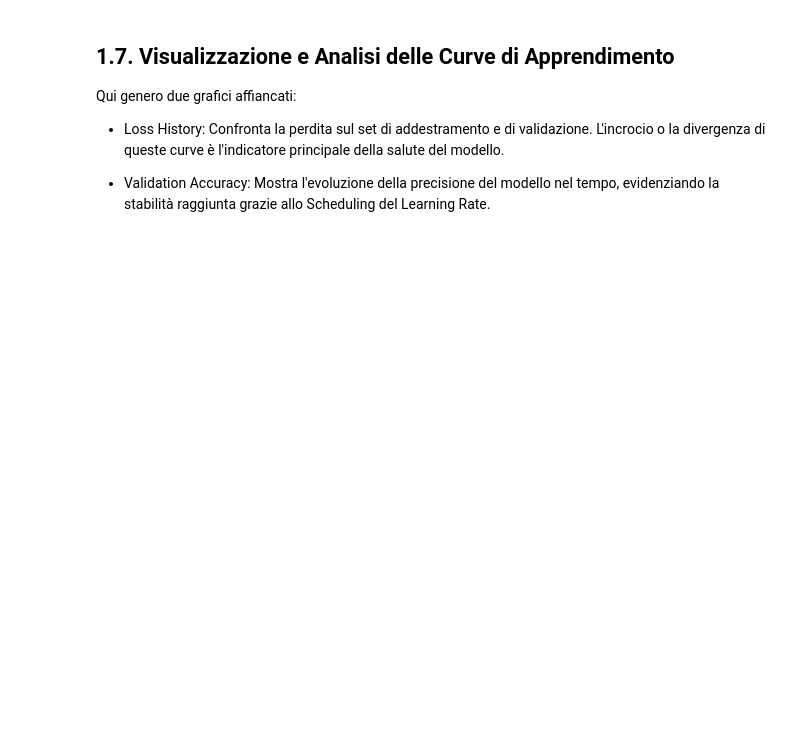
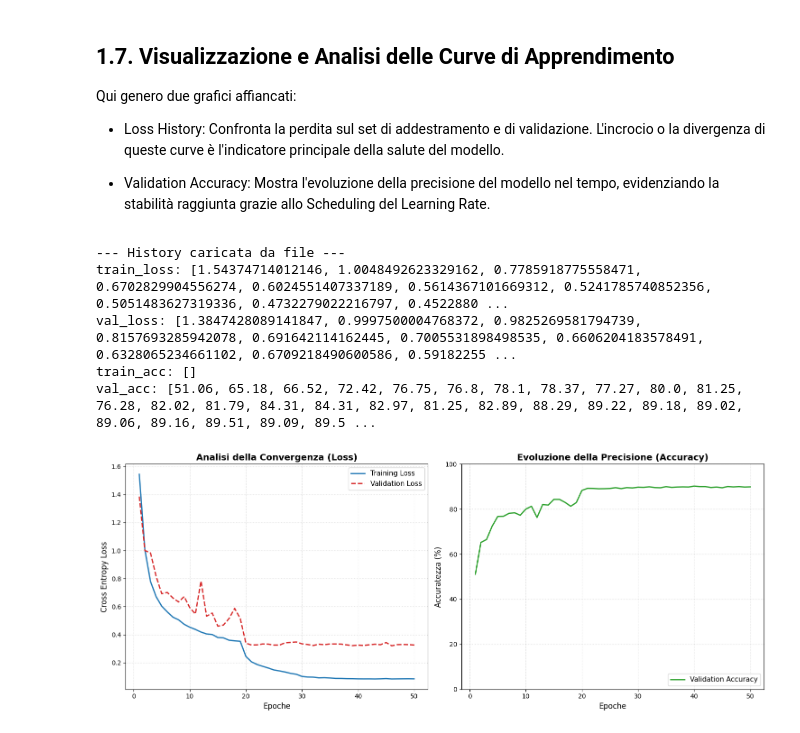
Before and after one commit to tommy987-droid/progetto-VisioneComputerizzataESistemiCognitivi, a Jupyter notebook: progetto.ipynb, the cells around one changed output. Cells and saved outputs as stored; diff of their text form; code cells hidden in the pictures; blank space fills up the shorter version.

Commit message:
fine train e grafici di visualizzazione history

```diff
--- a/progetto.ipynb
+++ b/progetto.ipynb
@@ -391,6 +400,8 @@ Individuata la combinazione ottimale di iperparametri tramite la fase di Model S
 
 - Checkpointing via Deepcopy così che il sistema esegue una "fotografia" istantanea dei parametri ogni volta che viene registrato un nuovo record di Validation Loss, assicurando che il modello caricato a fine processo sia effettivamente il più performante.
 # %%
+import copy
+import time
 # Utilizziamo i parametri validati nella fase precedente
 final_model = DeepCNN().to(device)
 criterion = nn.CrossEntropyLoss()
@@ -416,8 +427,9 @@ best_model_wts = None    # Buffer per il miglior stato dei pesi
 history = {'train_loss': [], 'val_loss': [], 'train_acc': [], 'val_acc': []}
 
 print(f"--- Inizio Addestramento Finale ---")
-
+start_train = time.time()
 for epoch in range(MAX_EPOCHS):
+    start_epoch = time.time()
     # Fase di Training: aggiornamento dei pesi tramite backpropagation
     final_model.train()
     t_loss, t_correct, t_total = 0.0, 0, 0
@@ -455,8 +467,8 @@ for epoch in range(MAX_EPOCHS):
     history['train_loss'].append(avg_t_loss)
     history['val_loss'].append(avg_v_loss)
     history['val_acc'].append(acc_v)
-
-    print(f"Epoca {epoch+1:02d} | T-Loss: {avg_t_loss:.4f} | V-Loss: {avg_v_loss:.4f} | V-Acc: {acc_v:.2f}%")
+    epoc_time = time.time() - start_epoch
+    print(f"Epoca {epoch+1:02d} | T-Loss: {avg_t_loss:.4f} | V-Loss: {avg_v_loss:.4f} | V-Acc: {acc_v:.2f}% [TIME] {epoc_time:.2f}s")
 
     # Aggiornamento dinamico del Learning Rate
     scheduler.step(avg_v_loss)
@@ -464,15 +476,30 @@ for epoch in range(MAX_EPOCHS):
     # Logica di Checkpointing ed Early Stopping
     if avg_v_loss < best_val_loss:
         best_val_loss = avg_v_loss
-        # Utilizziamo deepcopy per isolare lo stato ottimale dalla memoria dinamica
+        # Deepcopy per isolare lo stato ottimale dalla memoria dinamica
         best_model_wts = copy.deepcopy(final_model.state_dict())
         torch.save(best_model_wts, 'best_model_checkpoint.pth')
         early_stop_counter = 0
     else:
         early_stop_counter += 1
         if early_stop_counter >= EARLY_STOP_PATIENCE:
-            print(f"\n[INFO] Early Stopping attivato: convergenza raggiunta.")
+            covergence_time = time.time() - start_train
+            print(f"\n[INFO] Early Stopping attivato: convergenza raggiunta. [TIME] {covergence_time:.2f}s")
             break
+
+
+end_train = time.time() - start_train
+print(f"End Train Epoca {epoch+1:02d} | [TIME] {end_train:.2f}s")
 
 # Ripristino del modello ottimale per le fasi successive
 final_model.load_state_dict(best_model_wts)
+
+
+# Definisco il nome del file per la history
+history_filename = "history_model.json"
+
+# Salvo il dizionario history su file per tutte le analisi successive
+with open(history_filename, 'w') as f:
+    json.dump(history, f, indent=4)
+
+print(f"History salvata correttamente in: {history_filename}")
@@ -491,30 +536,50 @@ def plot_final_training_history(history):
     epochs = range(1, len(history['train_loss']) + 1)
 
     # Inizializzazione della figura con due subplot
     plt.figure(figsize=(15, 6))
 
     # --- GRAFICO DELLA LOSS ---
     plt.subplot(1, 2, 1)
     plt.plot(epochs, history['train_loss'], label='Training Loss', color='#1f77b4', linewidth=2)
     plt.plot(epochs, history['val_loss'], label='Validation Loss', color='#d62728', linewidth=2, linestyle='--')
     plt.title('Analisi della Convergenza (Loss)', fontsize=14, fontweight='bold')
     plt.xlabel('Epoche', fontsize=12)
     plt.ylabel('Cross Entropy Loss', fontsize=12)
     plt.legend(frameon=True, fontsize=11)
     plt.grid(True, linestyle=':', alpha=0.6)
 
     # --- GRAFICO DELL'ACCURATEZZA ---
     plt.subplot(1, 2, 2)
     plt.plot(epochs, history['val_acc'], label='Validation Accuracy', color='#2ca02c', linewidth=2)
     plt.title('Evoluzione della Precisione (Accuracy)', fontsize=14, fontweight='bold')
     plt.xlabel('Epoche', fontsize=12)
     plt.ylabel('Accuratezza (%)', fontsize=12)
     plt.ylim(0, 100) # Scala fissa per una percezione corretta del miglioramento
     plt.legend(frameon=True, fontsize=11, loc='lower right')
     plt.grid(True, linestyle=':', alpha=0.6)
 
     plt.tight_layout()
     plt.show()
 
+# Definisco il nome del file per la history
+history_filename = "history_model.json"
+
+try:
+    with open(history_filename, 'r') as f:
+        history = json.load(f)
+    print("--- History caricata da file ---")
+    for key, value in history.items():
+        print(f"{key}: {value}")
+except:
+    print("Attenzione: File history non trovato. È necessario eseguire il train del modello.")
+
+
 # Esecuzione della visualizzazione
 plot_final_training_history(history)
+# %% [output]
+--- History caricata da file ---
+train_loss: [1.54374714012146, 1.0048492623329162, 0.7785918775558471, 0.6702829904556274, 0.6024551407337189, 0.5614367101669312, 0.5241785740852356, 0.5051483627319336, 0.4732279022216797, 0.4522880 ...
+val_loss: [1.3847428089141847, 0.9997500004768372, 0.9825269581794739, 0.8157693285942078, 0.691642114162445, 0.7005531898498535, 0.6606204183578491, 0.6328065234661102, 0.6709218490600586, 0.59182255 ...
+train_acc: []
+val_acc: [51.06, 65.18, 66.52, 72.42, 76.75, 76.8, 78.1, 78.37, 77.27, 80.0, 81.25, 76.28, 82.02, 81.79, 84.31, 84.31, 82.97, 81.25, 82.89, 88.29, 89.22, 89.18, 89.02, 89.06, 89.16, 89.51, 89.09, 89.5 ...
+[figure, added]
```
Also changed, not shown: parts of 18 cells of this notebook, 2 other files.
